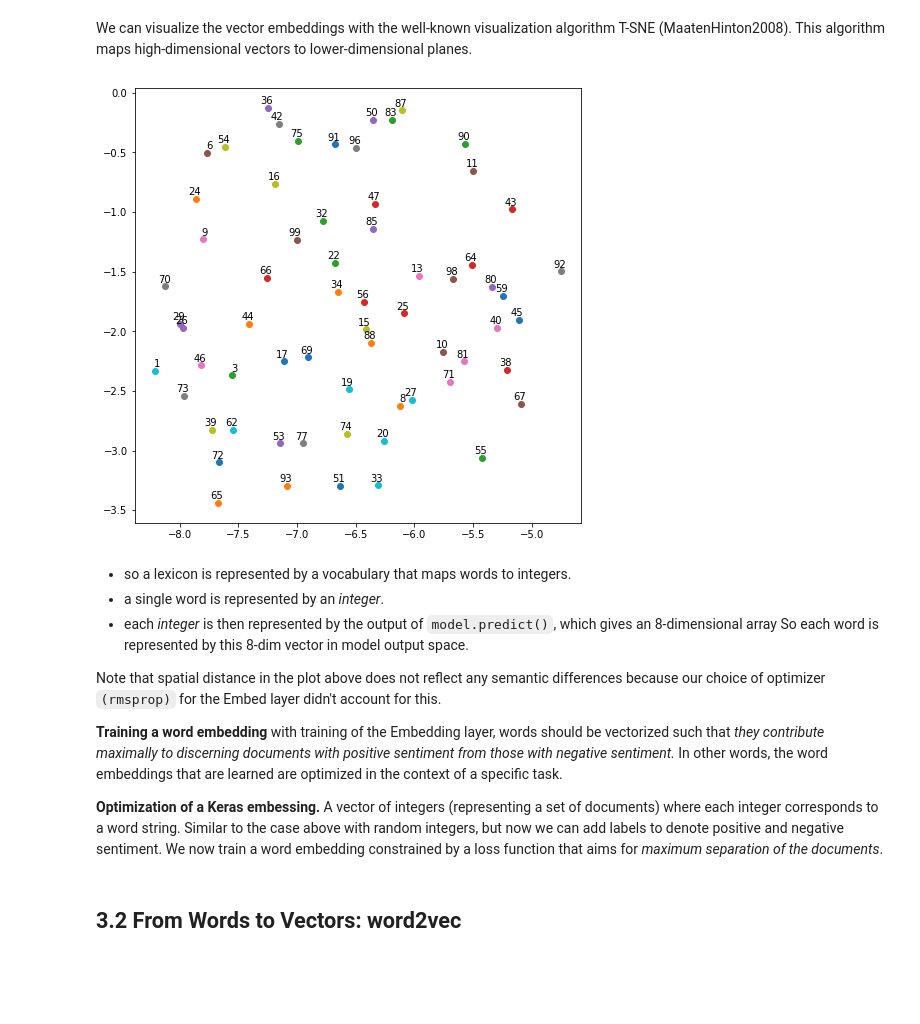
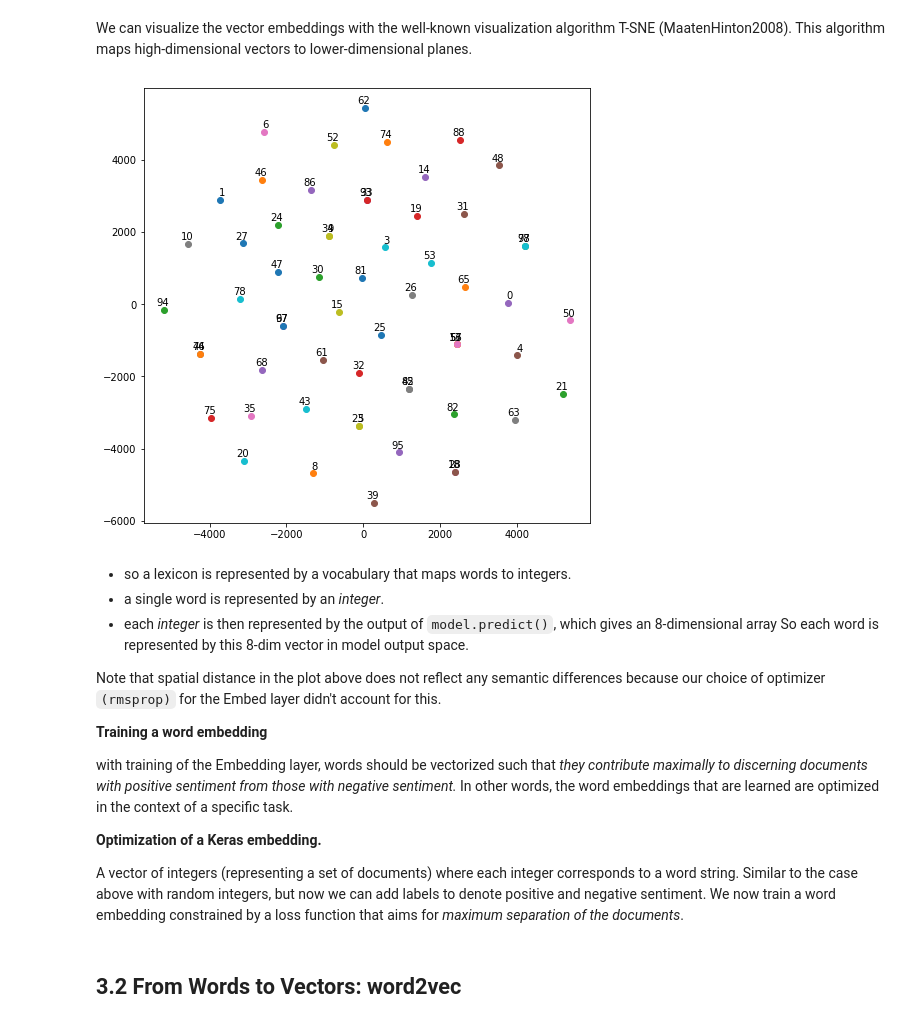
Before and after one commit to Alinaedr/DL4NLP, a Jupyter notebook: ChapterNotes/Chapter 3.ipynb, the cells around one changed output. Cells and saved outputs as stored; diff of their text form; code cells hidden in the pictures; blank space fills up the shorter version.

```diff
--- a/ChapterNotes/Chapter 3.ipynb
+++ b/ChapterNotes/Chapter 3.ipynb
@@ -127,35 +128,35 @@ def tsne_plot(model,max_words=100):
 
     x = []
     y = []
     for value in new_values:
         x.append(value[0])
         y.append(value[1])
 
     plt.figure(figsize=(8, 8))
     for i in range(len(x)):
         plt.scatter(x[i],y[i])
         plt.annotate(labels[i],
                      xy=(x[i], y[i]),
                      xytext=(5, 2),
                      textcoords='offset points',
                      ha='right',
                      va='bottom')
     plt.show()
 
 model = Sequential()
 model.add(Embedding(100, 8, input_length=10))
 input_array = np.random.randint(100, size=(10, 10))
 model.compile('rmsprop', 'mse')
-output_array = model.predict(input_array)
+output_array = model.predict(input_array.T)
 
 M={}
 for i in range(len(input_array)):
     for j in range(len(input_array[i])):
         M[input_array[i][j]]=output_array[i][j]
 
 tsne_plot(M)
 # %% [output]
-[figure, old version]
+[figure, new version]
 # %% [markdown]
  - so a lexicon is represented by a vocabulary that maps words to integers.
  - a single word is represented by an _integer_.
@@ -165,10 +166,12 @@ So each word is represented by this 8-dim vector in model output space.
 Note that spatial distance in the plot above does not reflect any semantic differences because our choice of optimizer `(rmsprop)` for the Embed layer didn't account for this.
 
 **Training a word embedding**
+
 with training of the Embedding layer, words should be vectorized such that _they contribute maximally to discerning documents with positive sentiment from those with negative sentiment._
 In other words, the word embeddings that are learned are optimized in the context of a specific task.
 
-**Optimization of a Keras embessing.**
+**Optimization of a Keras embedding.**
+
 A vector of integers (representing a set of documents) where each integer corresponds to a word string. Similar to the case above with random integers, but now we can add labels to denote positive and negative sentiment.
 We now train a word embedding constrained by a loss function that aims for _maximum separation of the documents_.
 # %%
```
Also changed, not shown: parts of 2 cells of this notebook, 5 other files.
